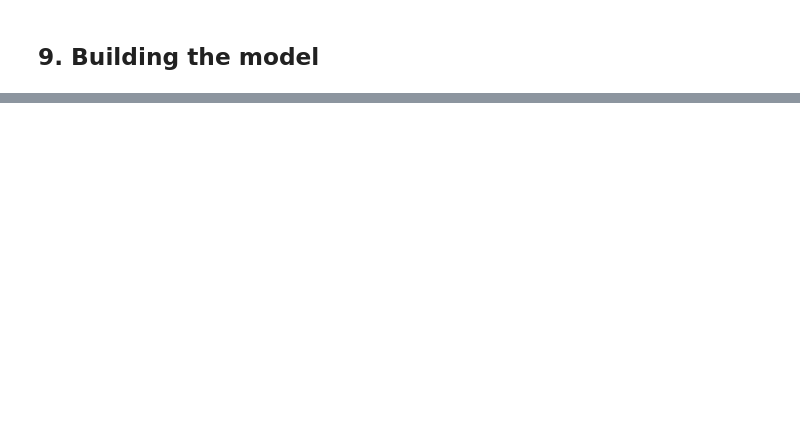
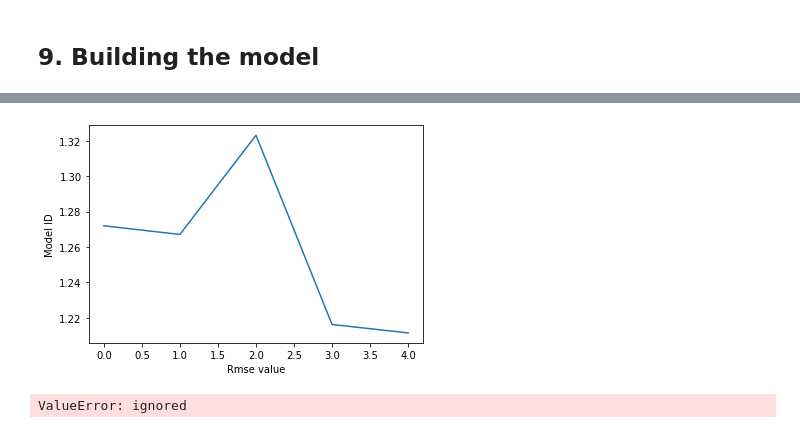
Before and after one commit to KenMuriuki/Mchezopesa-Ltd-football-Prediction, a Jupyter notebook: Kennedy_Muriuki_Week_6_Project_Supervised_Machine_Learning.ipynb, the cells around one changed output, grey strips where cells are left out. Cells and saved outputs as stored; diff of their text form; code cells hidden in the pictures; blank space fills up the shorter version.

```diff
--- a/Kennedy_Muriuki_Week_6_Project_Supervised_Machine_Learning.ipynb
+++ b/Kennedy_Muriuki_Week_6_Project_Supervised_Machine_Learning.ipynb
@@ -359,0 +990,37 @@ df.head()
+# %%
+# cross validating the model
+from sklearn.model_selection import KFold
+
+# We will use the same 4 independent variables for this
+X = df[['Home_team_rank','away_team_rank','tournament_type']].values
+y = df['home_score'].values
+
+folds = KFold(n_splits=5)
+
+# note that if you have a KFold object, you can figure out how many folds you set up
+# for it using get_n_splits
+print('we are using ' +str(folds.get_n_splits(X)) + ' folds')
+
+# We now create and assess 5 models based on the folds we created.
+RMSES = [] # We will use this array to keep track of the RSME of each model
+count = 1 # This will just help
+for train_index, test_index in folds.split(X):
+  print('\nTraining model ' + str(count))
+
+  # set up the train and test based on the split determined by KFold
+  # With 5 folds, we will end up with 80% of our data in the training set, and 20% in the test set, just as above
+  X_train, X_test = X[train_index], X[test_index]
+  y_train, y_test = y[train_index], y[test_index]
+
+  # fit a model accordingly
+  regressor = LinearRegression()
+  regressor.fit(X_train, y_train)
+
+  # assess the accuraccy of the model
+  y_pred = regressor.predict(X_test)
+
+  rmse_value =  np.sqrt(metrics.mean_squared_error(y_test, y_pred))
+  RMSES.append(rmse_value)
+
+  print('Model ' + str(count) + ' Root Mean Squared Error:',rmse_value)
+  count = count + 1
@@ -359,0 +1044,29 @@ df.head()
+# %%
+import matplotlib.pyplot as plt
+
+plt.plot(RMSES)
+plt.xlabel('Rmse value')
+plt.ylabel('Model ID')
+plt.show()
+# %% [output]
+[figure, added]
+# %%
+# assessing the heteroskedasticity
+
+regressor = LinearRegression()
+regressor.fit(x_train, y_train)
+
+# This is our prediction for admission based on our model
+y_predict = regressor.predict(x_test)
+
+# We now create the residual by substracting the test value from the predicted
+# value for each row in our dataset
+
+residuals = np.subtract(y_predict, y_test)
+
+# Let's describe our residual:
+pd.DataFrame(residuals).describe()
+
+residuals.mean()
+# %% [output]
+ValueError: ignored
```
Also changed, not shown: parts of 55 cells of this notebook.
